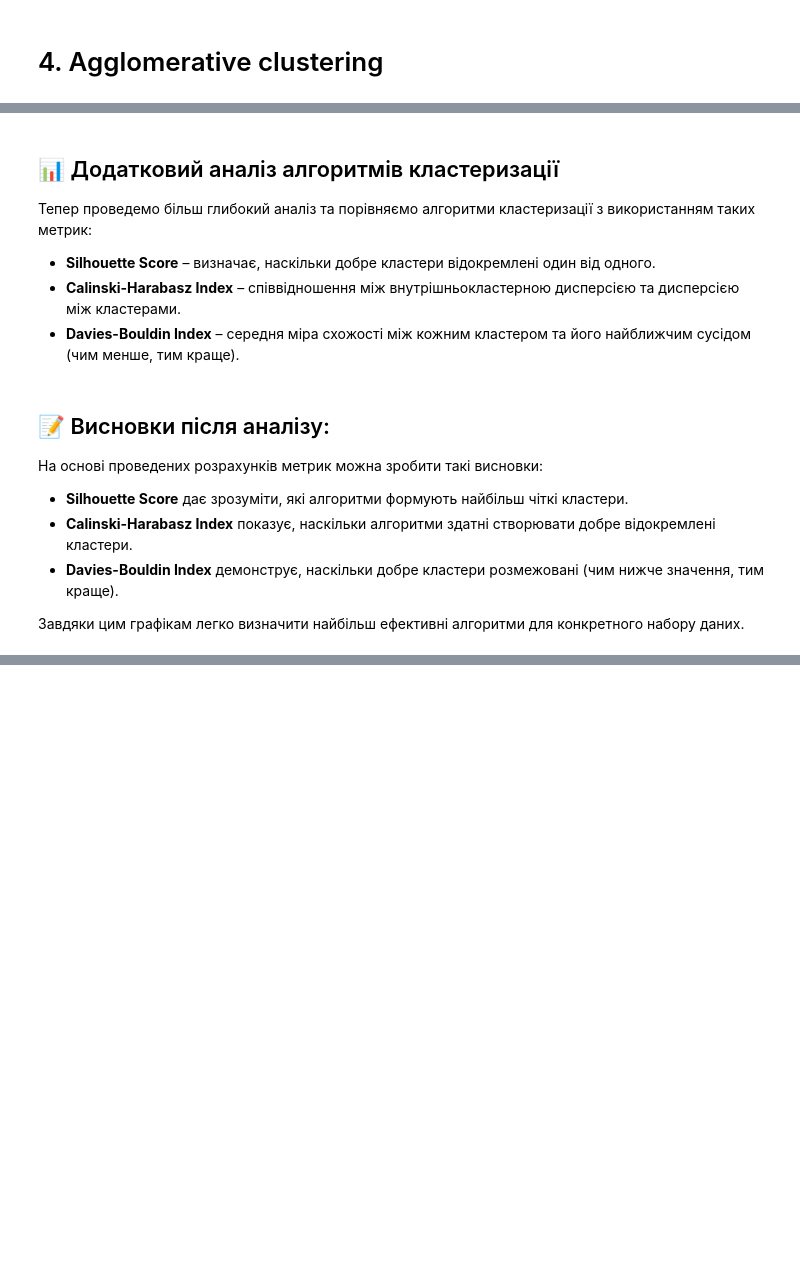
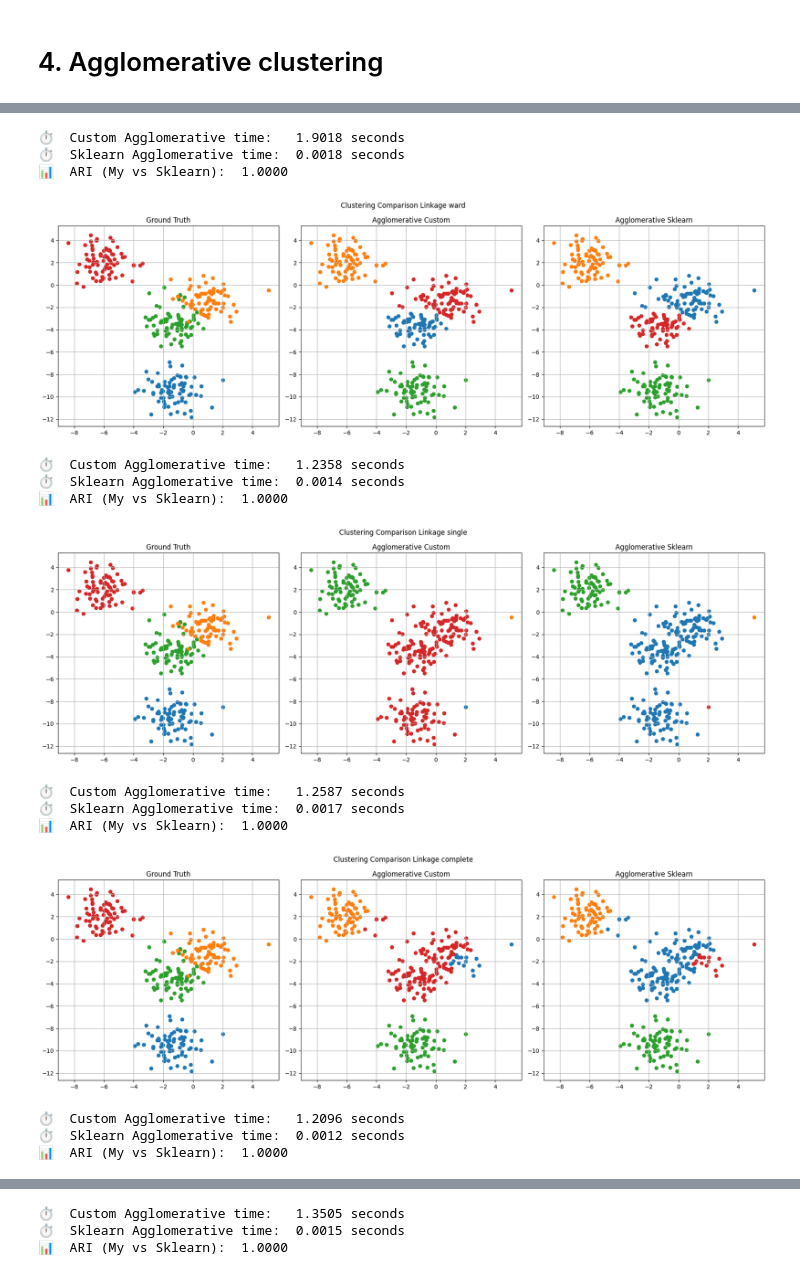
Before and after one commit to illia-st/data_mining_2, a Jupyter notebook: clustering/clustering.ipynb, the cells around one changed output, grey strips where cells are left out. Drawn from its saved outputs; the diff is of its cells as text; code cells hidden in the pictures; blank space fills up the shorter version.

```diff
--- a/clustering/clustering.ipynb
+++ b/clustering/clustering.ipynb
@@ -236,9 +181,0 @@ plot_comparison(
-# %% [markdown]
-
-## 📊 Додатковий аналіз алгоритмів кластеризації
-
-Тепер проведемо більш глибокий аналіз та порівняємо алгоритми кластеризації з використанням таких метрик:
-
-- **Silhouette Score** – визначає, наскільки добре кластери відокремлені один від одного.
-- **Calinski-Harabasz Index** – співвідношення між внутрішньокластерною дисперсією та дисперсією між кластерами.
-- **Davies-Bouldin Index** – середня міра схожості між кожним кластером та його найближчим сусідом (чим менше, тим краще).
@@ -282,11 +182,50 @@ plt.show()
-# %% [markdown]
-
-## 📝 Висновки після аналізу:
-
-На основі проведених розрахунків метрик можна зробити такі висновки:
-
-- **Silhouette Score** дає зрозуміти, які алгоритми формують найбільш чіткі кластери.
-- **Calinski-Harabasz Index** показує, наскільки алгоритми здатні створювати добре відокремлені кластери.
-- **Davies-Bouldin Index** демонструє, наскільки добре кластери розмежовані (чим нижче значення, тим краще).
-
-Завдяки цим графікам легко визначити найбільш ефективні алгоритми для конкретного набору даних.
+# %%
+from sklearn.cluster import AgglomerativeClustering as AgglomerativeClustering_Sklearn
+
+def test_agglomerative(X, Y_true, n_clusters=3, linkage="single"):
+    start_my = time.time()
+    agglomerative_my = AgglomerativeClustering(n_clusters=n_clusters, linkage=linkage)
+    labels_my = agglomerative_my.fit(X)
+    end_my = time.time()
+
+    start_sklearn = time.time()
+    agglomerative = AgglomerativeClustering_Sklearn(n_clusters=n_clusters, linkage=linkage).fit(X)
+    end_sklearn = time.time()
+
+    ari_my_vs_sklearn = adjusted_rand_score(labels_my, agglomerative.labels_)
+
+    print(f"⏱️  Custom Agglomerative time:   {end_my - start_my:.4f} seconds")
+    print(f"⏱️  Sklearn Agglomerative time:  {end_sklearn - start_sklearn:.4f} seconds")
+    print(f"📊  ARI (My vs Sklearn):  {ari_my_vs_sklearn:.4f}")
+
+    plot_comparison(
+        f'Clustering Comparison Linkage {linkage}',
+        X=X,
+        label_sets=[Y_true, labels_my, agglomerative.labels_],
+        label_titles=["Ground Truth", "Agglomerative Custom", "Agglomerative Sklearn"],
+        centroids_list=[None, None, None]
+    )
+
+test_agglomerative(test_blobs_X, test_blobs_labels, n_clusters=4, linkage="ward")
+test_agglomerative(test_blobs_X, test_blobs_labels, n_clusters=4, linkage="single")
+test_agglomerative(test_blobs_X, test_blobs_labels, n_clusters=4, linkage="complete")
+test_agglomerative(test_circles_X, test_circles_labels, n_clusters=2, linkage="single")
+test_agglomerative(test_circles_X, test_circles_labels, n_clusters=2, linkage="complete")
+test_agglomerative(test_moons_X, test_moons_labels, n_clusters=2, linkage="single")
+test_agglomerative(test_moons_X, test_moons_labels, n_clusters=2, linkage="complete")
+# %% [output]
+⏱️  Custom Agglomerative time:   1.9018 seconds
+⏱️  Sklearn Agglomerative time:  0.0018 seconds
+📊  ARI (My vs Sklearn):  1.0000
+[figure, added]
+⏱️  Custom Agglomerative time:   1.2358 seconds
+⏱️  Sklearn Agglomerative time:  0.0014 seconds
+📊  ARI (My vs Sklearn):  1.0000
+[figure, added]
+⏱️  Custom Agglomerative time:   1.2587 seconds
+⏱️  Sklearn Agglomerative time:  0.0017 seconds
+📊  ARI (My vs Sklearn):  1.0000
+[figure, added]
+⏱️  Custom Agglomerative time:   1.2096 seconds
+⏱️  Sklearn Agglomerative time:  0.0012 seconds
+📊  ARI (My vs Sklearn):  1.0000
@@ -292,0 +233,3 @@ plt.show()
+⏱️  Custom Agglomerative time:   1.3505 seconds
+⏱️  Sklearn Agglomerative time:  0.0015 seconds
+📊  ARI (My vs Sklearn):  1.0000
```
Also changed, not shown: parts of 6 cells of this notebook, 2 other files.
